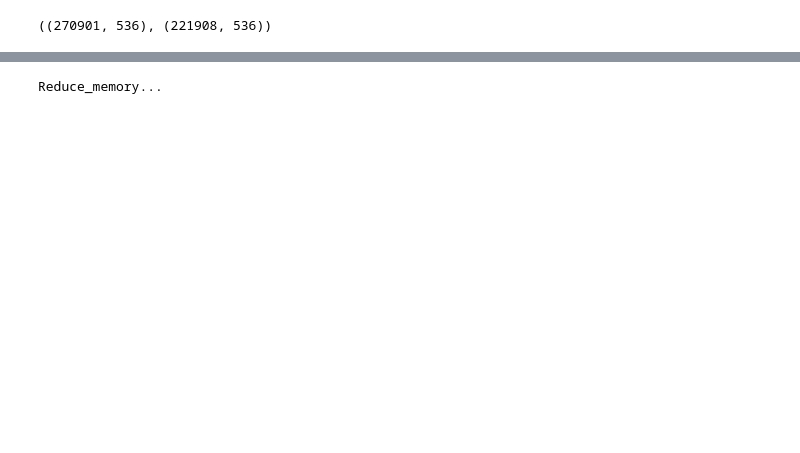
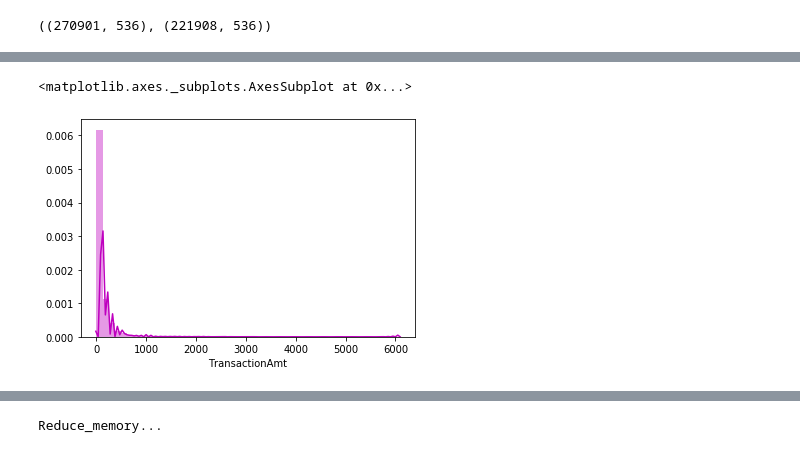
Before and after one commit to rodgomrod/kaggle_ieee_fraud, a Jupyter notebook: feature_engineering.ipynb, the cells around one changed output, grey strips where cells are left out. Saved outputs shown, nothing was run; the diff lists cells and outputs as text; code cells hidden in the pictures; blank space fills up the shorter version.

```diff
--- a/feature_engineering.ipynb
+++ b/feature_engineering.ipynb
@@ -572,0 +186,5 @@ gc.collect()
+# %%
+sns.distplot(df.TransactionAmt, color="m")
+# %% [output]
+<matplotlib.axes._subplots.AxesSubplot at 0x...>
+[figure, added]
```
Also changed, not shown: parts of 71 cells of this notebook, 5 other files.
